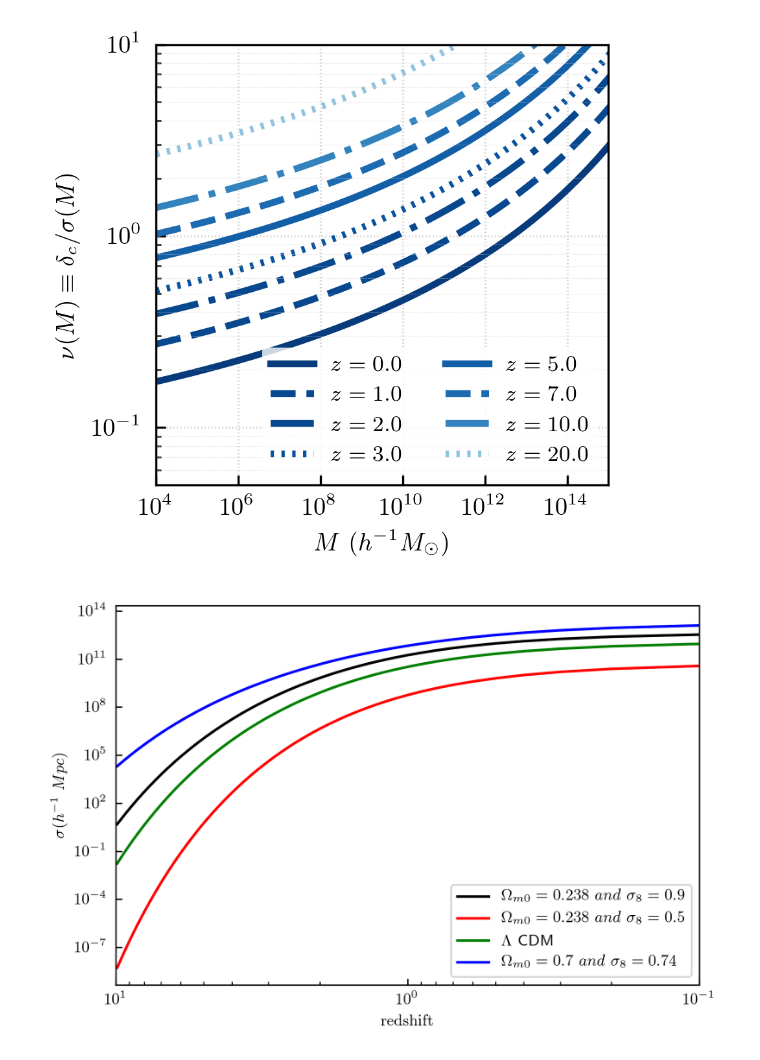
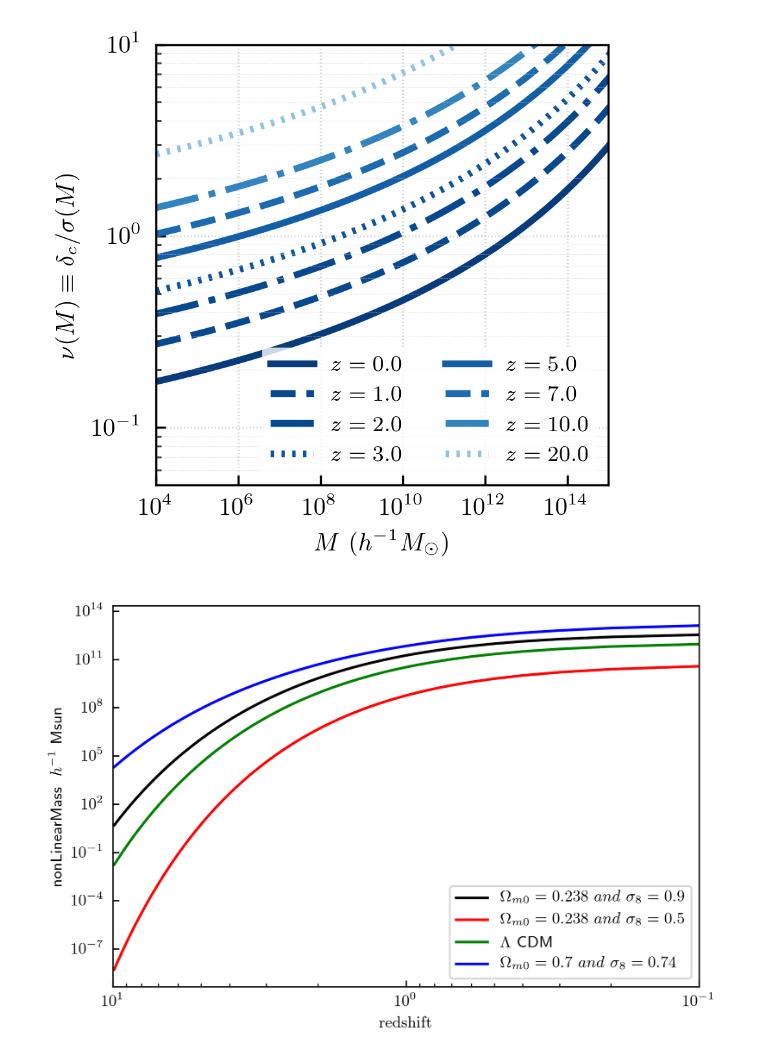
Before and after one commit to JianiDing/astr214, a Jupyter notebook: Documents/ASTR214/homework/homework_class5&6.ipynb, the cells around one changed output. Cells and saved outputs as stored; diff of their text form; code cells hidden in the pictures.

```diff
--- a/Documents/ASTR214/homework/homework_class5&6.ipynb
+++ b/Documents/ASTR214/homework/homework_class5&6.ipynb
@@ -368,30 +367,30 @@ plt.show()
 # %%
 z=np.arange(0.,10.,0.1)
 plt.xscale('log')
 plt.yscale('log')
 nonlinear = []
 nonlinear2 = []
 nonlinear3 = []
 nonlinear4 = []
 for item in z:
     k = cosmo.nonLinearMass(item,'tophat','eh98')
     k2 = cosmo2.nonLinearMass(item,'tophat','eh98')
     k3 = cosmo3.nonLinearMass(item,'tophat','eh98')
     k4 = cosmo4.nonLinearMass(item,'tophat','eh98')
     nonlinear.append(k)
     nonlinear2.append(k2)
     nonlinear3.append(k3)
     nonlinear4.append(k4)
 #print (nonlinear,nonlinear2,nonlinear3,nonlinear4)
 plt.xlim(10, 0.1)
-plt.ylabel('$\sigma (h^{-1} \ Mpc)$')
+plt.ylabel('nonLinearMass \ $h^{-1}$ Msun')
 plt.xlabel(r'$\rm{redshift}$')
 
 plt.plot(z, nonlinear, color = 'k',label = '$\Omega_{m0} = 0.238 \ and \ \sigma_{8} = 0.9$')
 plt.plot(z, nonlinear2,color = 'r', label = '$\Omega_{m0} = 0.238 \ and \ \sigma_{8} = 0.5$')
 plt.plot(z, nonlinear3,color = 'g',label = '$\Lambda$ CDM')
 plt.plot(z, nonlinear4,color = 'b',label = '$\Omega_{m0} = 0.7 \ and \ \sigma_{8} = 0.74$')
 plt.legend()
 plt.show()
 # %% [output]
-[figure, old version]
+[figure, new version]
```
Also changed, not shown: parts of 2 cells of this notebook.
